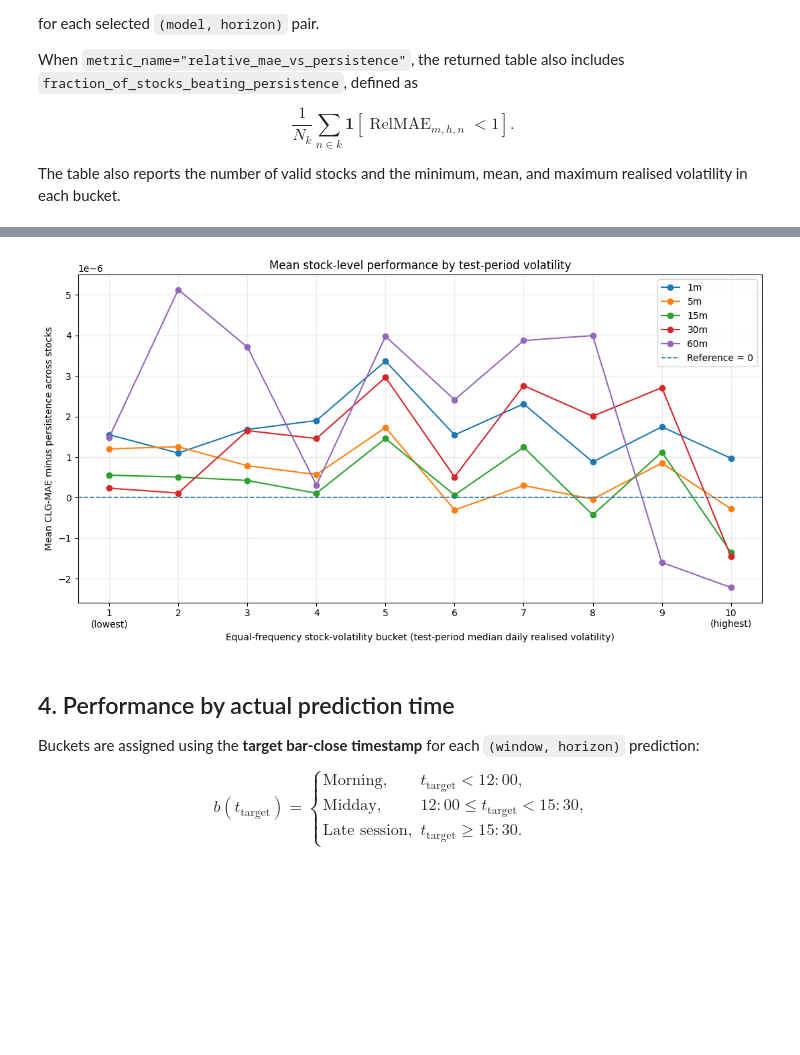
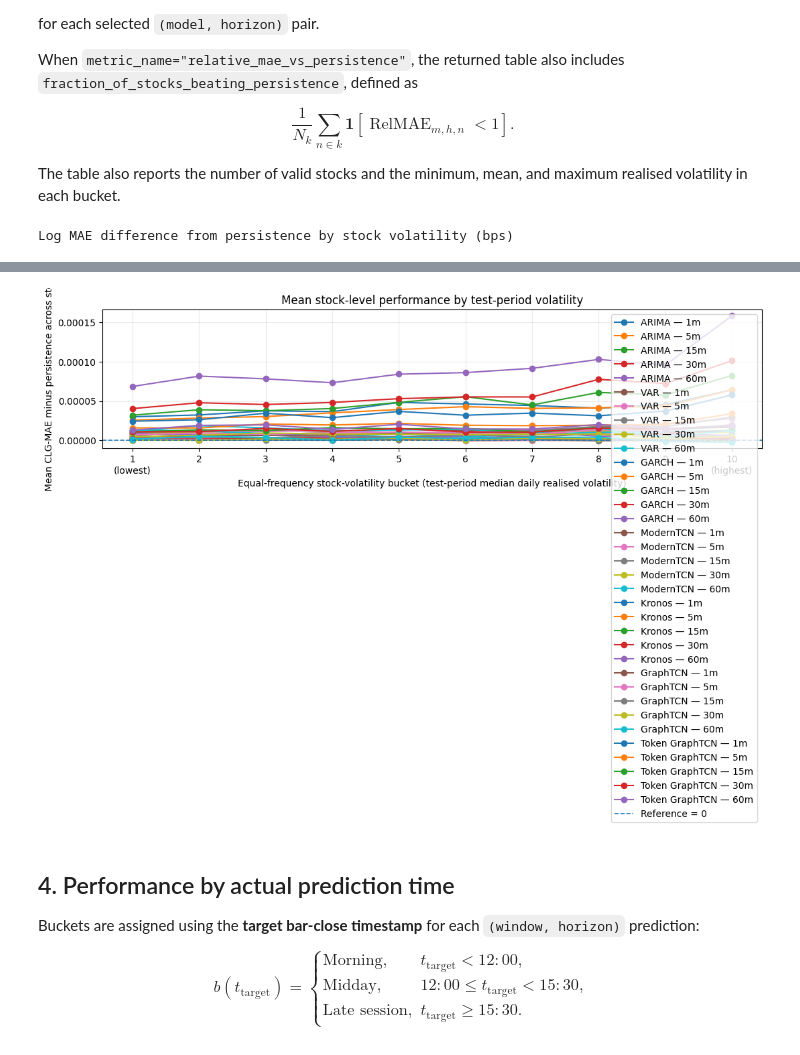
Before and after one commit to VishR-94/dynamic_graphs_thesis, a Jupyter notebook: notebooks/analyse_results.ipynb, the cells around one changed output, grey strips where cells are left out. Saved outputs shown, nothing was run; the diff lists cells and outputs as text; code cells hidden in the pictures; blank space fills up the shorter version.

Commit message:
plotting changes

```diff
--- a/notebooks/analyse_results.ipynb
+++ b/notebooks/analyse_results.ipynb
@@ -70,6 +71,12 @@ FINAL_MODEL_RUN_DIR = Path(
     "/Users/vishalruparelia/Library/CloudStorage/"
     "GoogleDrive-vishal@autonomous-fox.ai/"
     "My Drive/dissertation/models_to_use/final_model"
+)
+
+FINAL_MODEL_TOKENS_RUN_DIR = Path(
+    "/Users/vishalruparelia/Library/CloudStorage/"
+    "GoogleDrive-vishal@autonomous-fox.ai/"
+    "My Drive/dissertation/models_to_use/final_model_tokens_post"
 )
 
 KRONOS_PREDICTION_PATH = Path(
@@ -121,6 +128,13 @@ analysis = FinancialResultAnalysis.from_sources(
             split="test",
             policy="best",
         ),
+        "Token GraphTCN": PredictionSource(
+            FINAL_MODEL_TOKENS_RUN_DIR,
+            kind="evaluation_run",
+            split="test",
+            policy="best",
+        ),
+
     },
     train_split=train,
     val_split=val,
@@ -401,21 +435,42 @@ $$
 
 The table also reports the number of valid stocks and the minimum, mean, and maximum realised volatility in each bucket.
 # %%
-# Inputs:
-# - model_names may contain one or more loaded models.
-# - metric_name selects the stock-level metric averaged inside each bucket.
-# - horizons may contain one or more forecast horizons; each gets its own line.
-# - num_volatility_buckets controls the number of equal-frequency groups.
+# Compare model performance across stock-volatility buckets.
+#
+# model_names=None:
+#     Include every loaded model except persistence.
+#
+# metric_name="mae_difference_vs_persistence":
+#     Report each model's Log MAE minus persistence Log MAE.
+#     Negative values indicate an improvement over persistence.
+#
+# num_volatility_buckets=10:
+#     Bucket 1 contains the lowest-volatility stocks.
+#     Bucket 10 contains the highest-volatility stocks.
+#
+# return_extreme_table=True:
+#     Also return a compact table containing only buckets 1 and 10.
 
-volatility_group_table, volatility_group_figure = (
-    plot_metric_by_stock_volatility(
-        analysis,
-        model_names=["GraphTCN"],
-        metric_name="mae_difference_vs_persistence",
-        horizons=[1, 5, 15, 30, 60],
-        num_volatility_buckets=10,
-        figsize=(11, 6),
+(
+    volatility_bucket_summary,
+    volatility_extreme_table,
+    volatility_bucket_figure,
+) = plot_metric_by_stock_volatility(
+    analysis,
+    model_names=None,
+    metric_name="mae_difference_vs_persistence",
+    horizons=[1, 5, 15, 30, 60],
+    num_volatility_buckets=10,
+    figsize=(11, 6),
+    return_extreme_table=True,
+)
+
+display(
+    volatility_extreme_table.style
+    .format("{:+.3f}")
+    .set_caption(
+        "Log MAE difference from persistence by stock volatility (bps)"
     )
 )
-display(volatility_group_table)
 # %% [output]
+Log MAE difference from persistence by stock volatility (bps)
@@ -439,4 +485,4 @@ display(volatility_group_table)
-[figure, old version]
+[figure, new version]
 # %% [markdown]
 ## 4. Performance by actual prediction time
 
```
Also changed, not shown: parts of 11 cells of this notebook, 5 other files.
